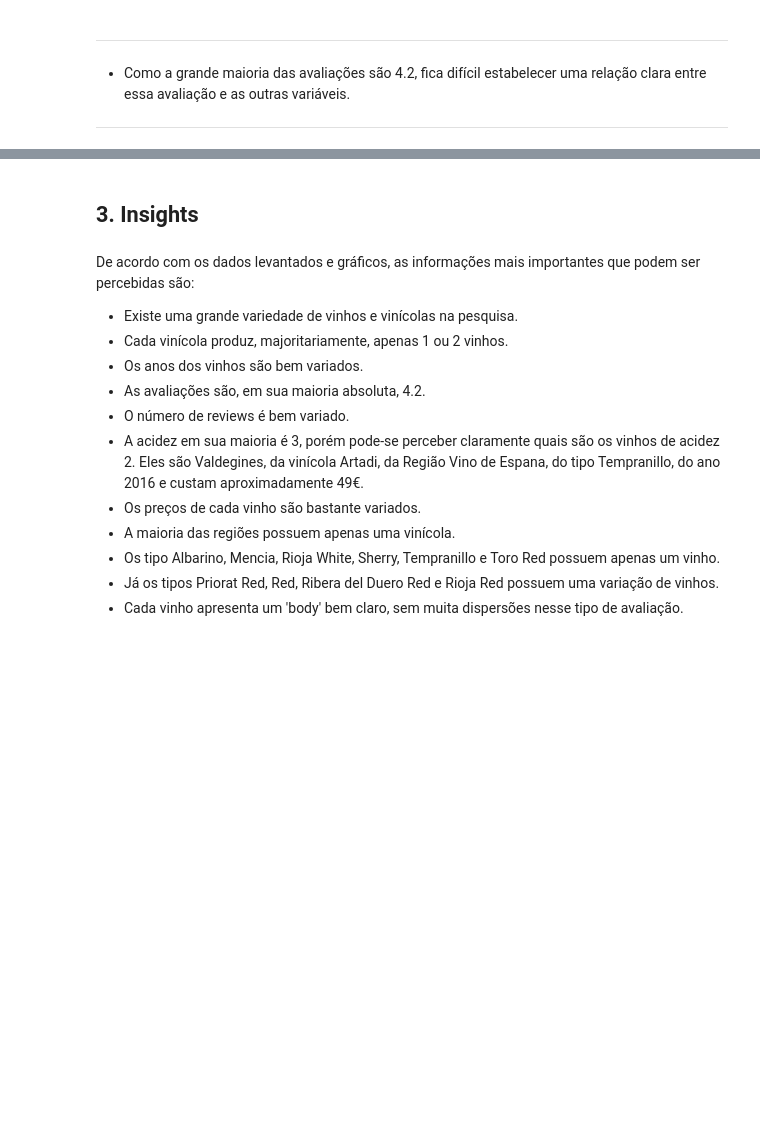
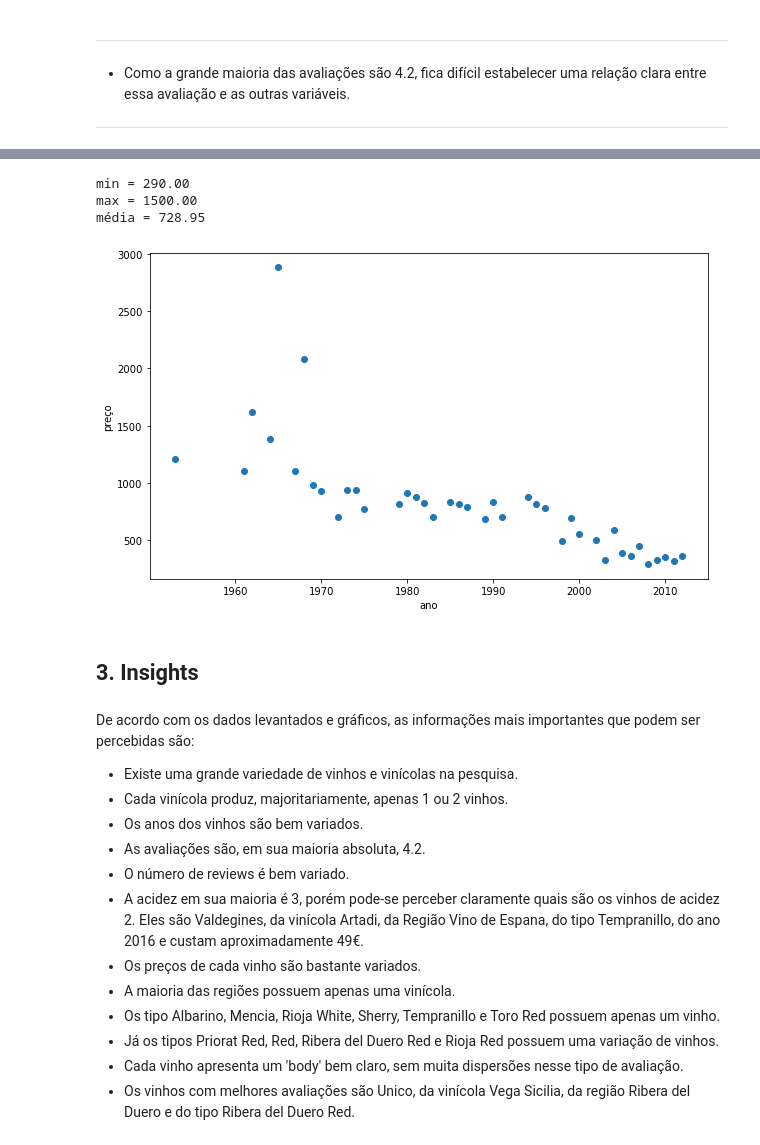
Before and after one commit to atlantico-academy/sommeliers-de-dados, a Jupyter notebook: notebooks/01-exploratory_data_analysis.ipynb, the cells around one changed output, grey strips where cells are left out. Cells and saved outputs as stored; diff of their text form; code cells hidden in the pictures; blank space fills up the shorter version.

```diff
--- a/notebooks/01-exploratory_data_analysis.ipynb
+++ b/notebooks/01-exploratory_data_analysis.ipynb
@@ -597,0 +625,4 @@ plt.show()
+# %%
+df_copy = df.query("wine == 'Unico' or wine=='Unico Reserva Especial Edicions'")
+df_unico = df.query("wine == 'Unico'")
+df_especial = df.query("wine=='Unico Reserva Especial Edicion'")
@@ -598,3 +668,22 @@ plt.show()
+# %%
+media = (df_especial['price'].sum())/len(df_especial['price'])
+max = df_especial['price'].max()
+min = df_especial['price'].min()
+print(f'min = {min:.2f}')
+print(f'max = {max:.2f}')
+print(f'média = {media:.2f}')
+# %% [output]
+min = 290.00
+max = 1500.00
+média = 728.95
+# %%
+plt.figure(figsize=(10,6))
+plt.scatter(df_copy['year'].to_list(), df_copy['price'].to_list())
+plt.xlabel("ano")
+plt.ylabel("preço")
+plt.show()
+# %% [output]
+[figure, added]
 # %% [markdown]
 ## 3. Insights
 # %% [markdown]
@@ -610,3 +699,4 @@ De acordo com os dados levantados e gráficos, as informações mais importantes
 - Os tipo Albarino, Mencia, Rioja White, Sherry, Tempranillo e Toro Red possuem apenas um vinho.
 - Já os tipos Priorat Red, Red, Ribera del Duero Red e Rioja Red possuem uma variação de vinhos.
 - Cada vinho apresenta um 'body' bem claro, sem muita dispersões nesse tipo de avaliação.
+- Os vinhos com melhores avaliações são Unico, da vinícola Vega Sicilia, da região Ribera del Duero e do tipo Ribera del Duero Red.
```
Also changed, not shown: parts of 8 cells of this notebook.
